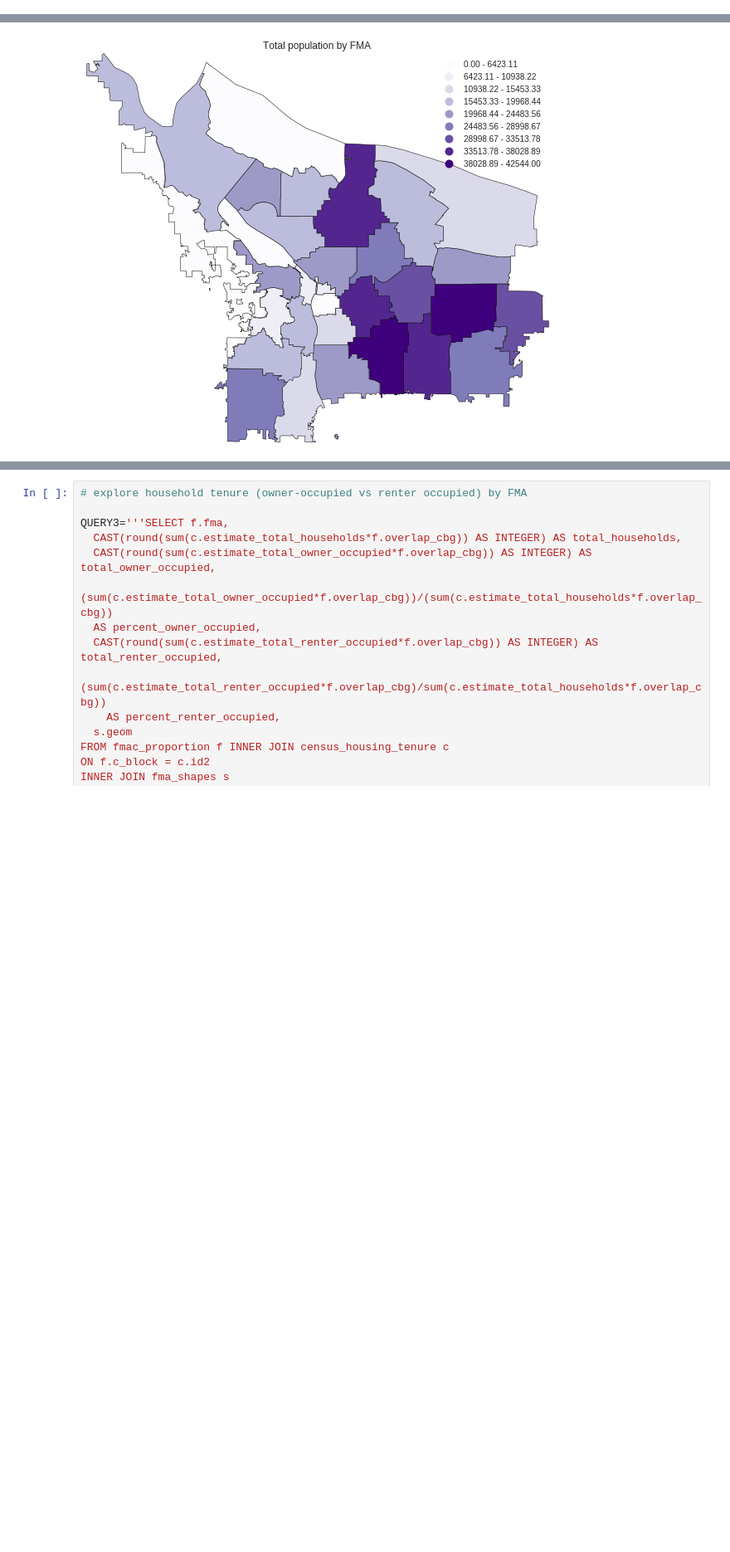
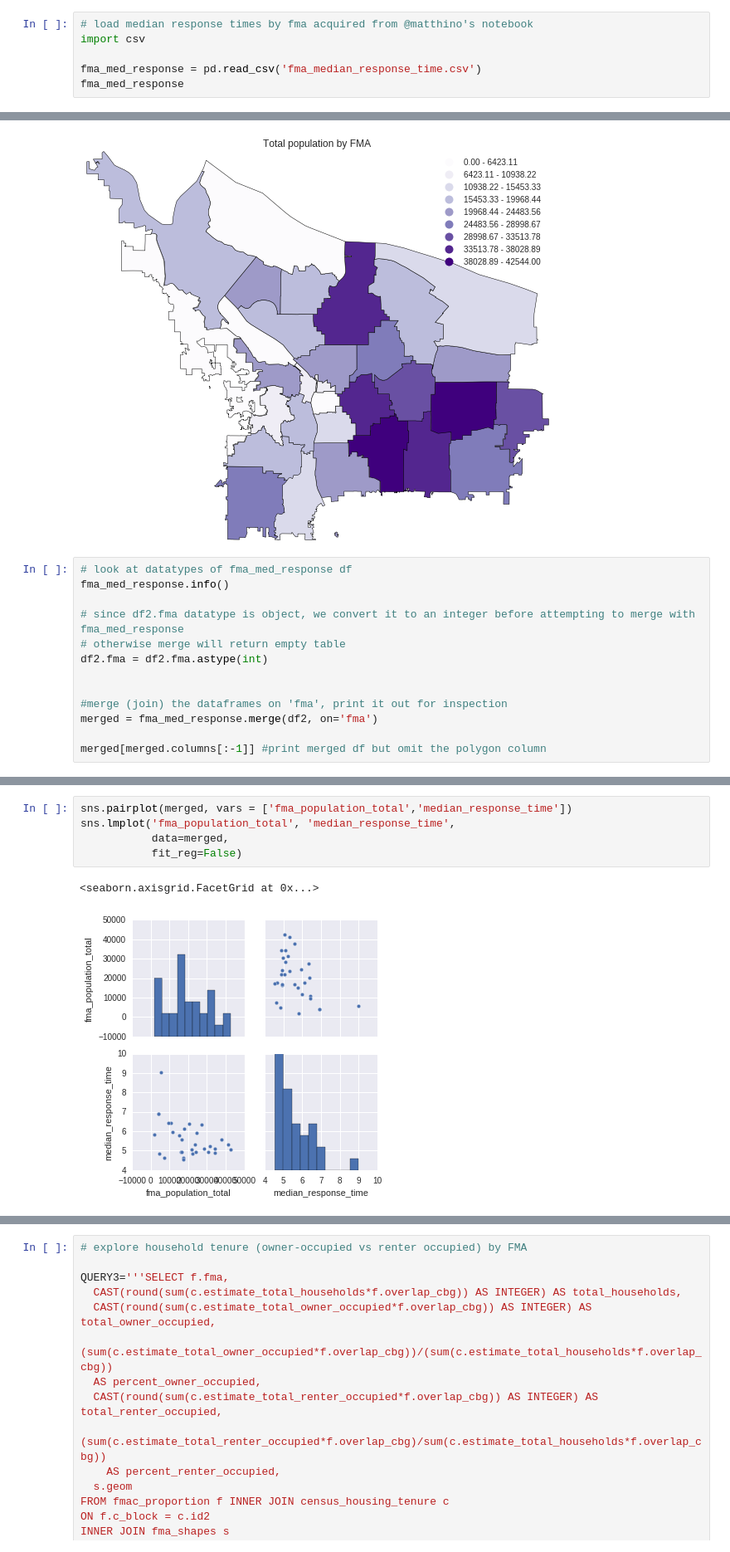
Before and after one commit to hackoregon/emergency-response, a Jupyter notebook: notebooks/census_eda_geo.ipynb, the cells around one changed output, grey strips where cells are left out. Shown at 83% size. Cells and saved outputs as stored; diff of their text form; blank space fills up the shorter version.

Commit message:
Add scatterpots (demographic metrics vs response time)

```diff
--- a/notebooks/census_eda_geo.ipynb
+++ b/notebooks/census_eda_geo.ipynb
@@ -152,3 +156,9 @@ Each row in this lookup table above is an intersection of census block group (c_
 * overlap_fma is the proportion calculated by intersection area / total fma area
 # %% [markdown]
 **Below I test some queries converting data by census block group to fma and mapping this data using geoplot**
+# %%
+# load median response times by fma acquired from @matthino's notebook
+import csv
+
+fma_med_response = pd.read_csv('fma_median_response_time.csv')
+fma_med_response
@@ -231,3 +259,16 @@ plt.title("Total population by FMA")
 # %% [output]
 <matplotlib.text.Text at 0x...>
 [figure]
+# %%
+# look at datatypes of fma_med_response df
+fma_med_response.info()
+
+# since df2.fma datatype is object, we convert it to an integer before attempting to merge with fma_med_response
+# otherwise merge will return empty table
+df2.fma = df2.fma.astype(int)
+
+
+#merge (join) the dataframes on 'fma', print it out for inspection
+merged = fma_med_response.merge(df2, on='fma')
+
+merged[merged.columns[:-1]] #print merged df but omit the polygon column
@@ -233,0 +300,8 @@ plt.title("Total population by FMA")
+# %%
+sns.pairplot(merged, vars = ['fma_population_total','median_response_time'])
+sns.lmplot('fma_population_total', 'median_response_time',
+           data=merged,
+           fit_reg=False)
+# %% [output]
+<seaborn.axisgrid.FacetGrid at 0x...>
+[figure, added]
```
Also changed, not shown: parts of 15 cells of this notebook.
